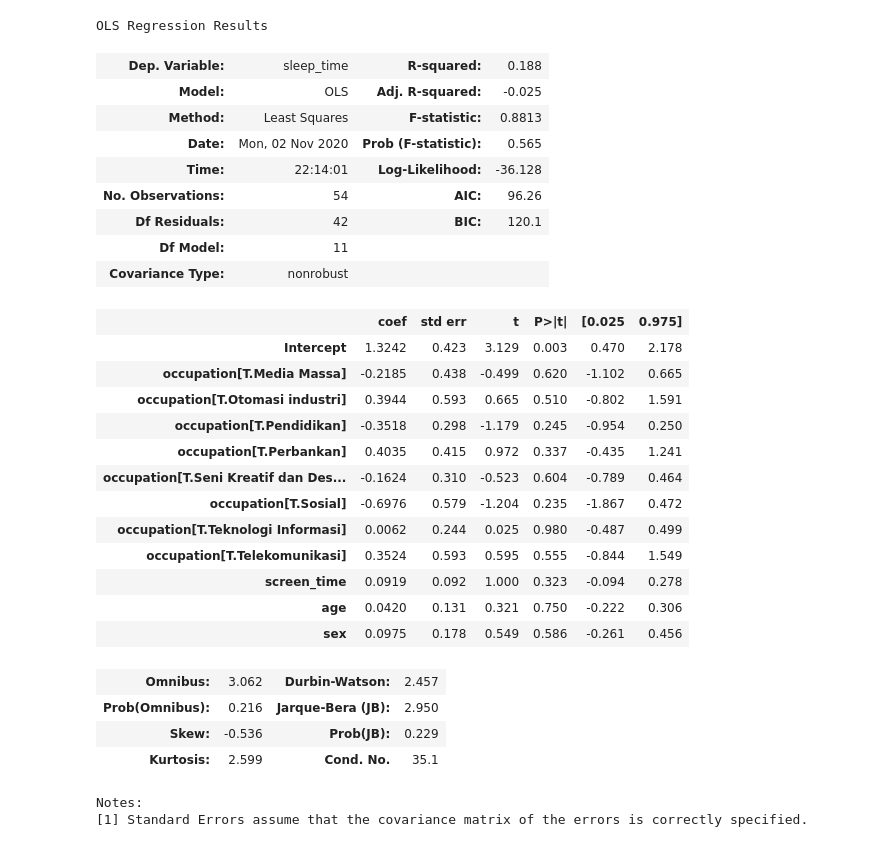
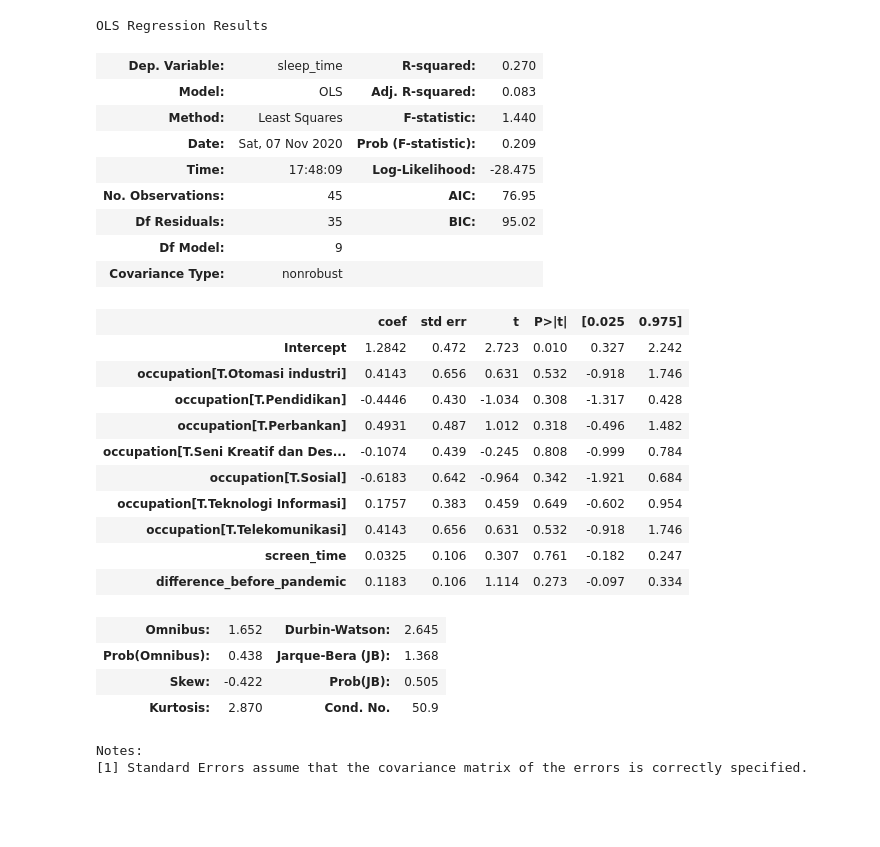
Before and after one commit to rendyananta/sleep-time-analysis, a Jupyter notebook: regression_analysis.ipynb, the cells around one changed output. Drawn from its saved outputs; the diff is of its cells as text; code cells hidden in the pictures; blank space fills up the shorter version.

```diff
--- a/regression_analysis.ipynb
+++ b/regression_analysis.ipynb
@@ -42,34 +42,32 @@ plt.show()
 # %%
-regression = sm.OLS.from_formula("sleep_time ~ screen_time + age + sex + occupation", encoded_dataset).fit()
+regression = sm.OLS.from_formula("sleep_time ~ screen_time + occupation + difference_before_pandemic", encoded_dataset).fit()
 
 regression.summary()
 # %% [output]
 OLS Regression Results
-| Dep. Variable: | sleep_time | R-squared: | 0.188 |
-| Model: | OLS | Adj. R-squared: | -0.025 |
-| Method: | Least Squares | F-statistic: | 0.8813 |
-| Date: | Mon, 02 Nov 2020 | Prob (F-statistic): | 0.565 |
-| Time: | 22:14:01 | Log-Likelihood: | -36.128 |
-| No. Observations: | 54 | AIC: | 96.26 |
-| Df Residuals: | 42 | BIC: | 120.1 |
-| Df Model: | 11 |  |  |
+| Dep. Variable: | sleep_time | R-squared: | 0.270 |
+| Model: | OLS | Adj. R-squared: | 0.083 |
+| Method: | Least Squares | F-statistic: | 1.440 |
+| Date: | Sat, 07 Nov 2020 | Prob (F-statistic): | 0.209 |
+| Time: | 17:48:09 | Log-Likelihood: | -28.475 |
+| No. Observations: | 45 | AIC: | 76.95 |
+| Df Residuals: | 35 | BIC: | 95.02 |
+| Df Model: | 9 |  |  |
 | Covariance Type: | nonrobust |  |  |
 |  | coef | std err | t | P>|t| | [0.025 | 0.975] |
-| Intercept | 1.3242 | 0.423 | 3.129 | 0.003 | 0.470 | 2.178 |
-| occupation[T.Media Massa] | -0.2185 | 0.438 | -0.499 | 0.620 | -1.102 | 0.665 |
-| occupation[T.Otomasi industri] | 0.3944 | 0.593 | 0.665 | 0.510 | -0.802 | 1.591 |
-| occupation[T.Pendidikan] | -0.3518 | 0.298 | -1.179 | 0.245 | -0.954 | 0.250 |
-| occupation[T.Perbankan] | 0.4035 | 0.415 | 0.972 | 0.337 | -0.435 | 1.241 |
-| occupation[T.Seni Kreatif dan Des... | -0.1624 | 0.310 | -0.523 | 0.604 | -0.789 | 0.464 |
-| occupation[T.Sosial] | -0.6976 | 0.579 | -1.204 | 0.235 | -1.867 | 0.472 |
-| occupation[T.Teknologi Informasi] | 0.0062 | 0.244 | 0.025 | 0.980 | -0.487 | 0.499 |
-| occupation[T.Telekomunikasi] | 0.3524 | 0.593 | 0.595 | 0.555 | -0.844 | 1.549 |
-| screen_time | 0.0919 | 0.092 | 1.000 | 0.323 | -0.094 | 0.278 |
-| age | 0.0420 | 0.131 | 0.321 | 0.750 | -0.222 | 0.306 |
-| sex | 0.0975 | 0.178 | 0.549 | 0.586 | -0.261 | 0.456 |
+| Intercept | 1.2842 | 0.472 | 2.723 | 0.010 | 0.327 | 2.242 |
+| occupation[T.Otomasi industri] | 0.4143 | 0.656 | 0.631 | 0.532 | -0.918 | 1.746 |
+| occupation[T.Pendidikan] | -0.4446 | 0.430 | -1.034 | 0.308 | -1.317 | 0.428 |
+| occupation[T.Perbankan] | 0.4931 | 0.487 | 1.012 | 0.318 | -0.496 | 1.482 |
+| occupation[T.Seni Kreatif dan Des... | -0.1074 | 0.439 | -0.245 | 0.808 | -0.999 | 0.784 |
+| occupation[T.Sosial] | -0.6183 | 0.642 | -0.964 | 0.342 | -1.921 | 0.684 |
+| occupation[T.Teknologi Informasi] | 0.1757 | 0.383 | 0.459 | 0.649 | -0.602 | 0.954 |
+| occupation[T.Telekomunikasi] | 0.4143 | 0.656 | 0.631 | 0.532 | -0.918 | 1.746 |
+| screen_time | 0.0325 | 0.106 | 0.307 | 0.761 | -0.182 | 0.247 |
+| difference_before_pandemic | 0.1183 | 0.106 | 1.114 | 0.273 | -0.097 | 0.334 |
-| Omnibus: | 3.062 | Durbin-Watson: | 2.457 |
-| Prob(Omnibus): | 0.216 | Jarque-Bera (JB): | 2.950 |
-| Skew: | -0.536 | Prob(JB): | 0.229 |
-| Kurtosis: | 2.599 | Cond. No. | 35.1 |
+| Omnibus: | 1.652 | Durbin-Watson: | 2.645 |
+| Prob(Omnibus): | 0.438 | Jarque-Bera (JB): | 1.368 |
+| Skew: | -0.422 | Prob(JB): | 0.505 |
+| Kurtosis: | 2.870 | Cond. No. | 50.9 |
 Notes:
 [1] Standard Errors assume that the covariance matrix of the errors is correctly specified.
```
Also changed, not shown: parts of 5 cells of this notebook, 3 other files.
